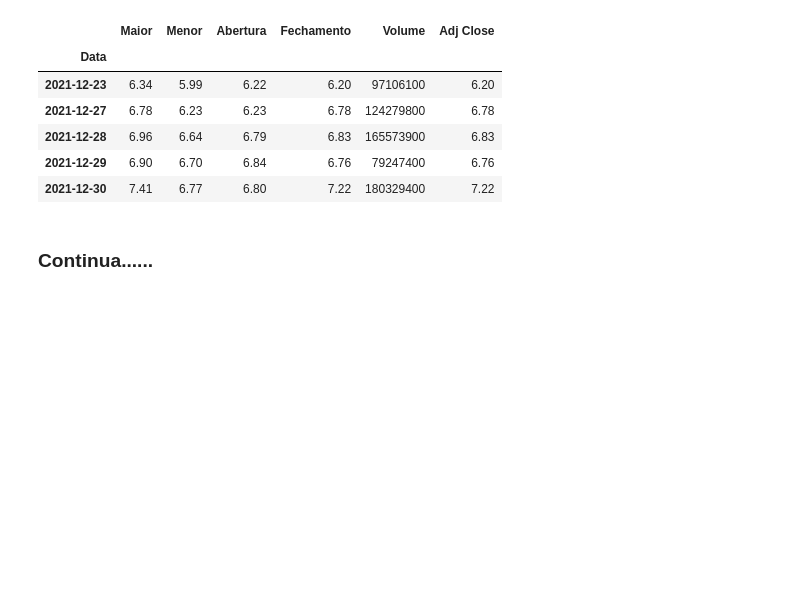
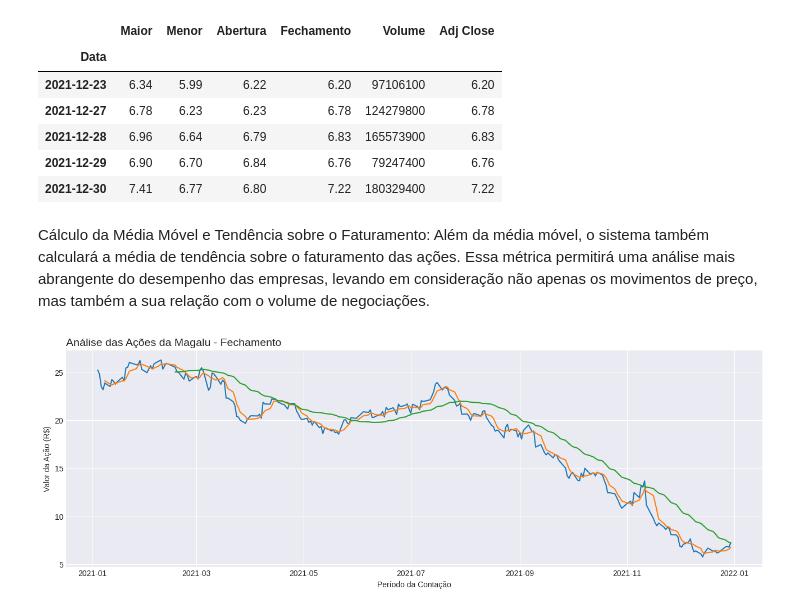
Before and after one commit to gsuelens/Programacao_Python, a Jupyter notebook: Projeto_Mercado_Financeiro.ipynb, the cells around one changed output. Drawn from its saved outputs; the diff is of its cells as text; code cells hidden in the pictures; blank space fills up the shorter version.

```diff
--- a/Projeto_Mercado_Financeiro.ipynb
+++ b/Projeto_Mercado_Financeiro.ipynb
@@ -114,5 +118,23 @@ Dados.tail()
 | 2021-12-28 | 6.96 | 6.64 | 6.79 | 6.83 | 165573900 | 6.83 |
 | 2021-12-29 | 6.90 | 6.70 | 6.84 | 6.76 | 79247400 | 6.76 |
 | 2021-12-30 | 7.41 | 6.77 | 6.80 | 7.22 | 180329400 | 7.22 |
-# %% [markdown]
-### **Continua......**
+# %% [markdown]
+Cálculo da Média Móvel e Tendência sobre o Faturamento: Além da média móvel, o sistema também calculará a média de tendência sobre o faturamento das ações. Essa métrica permitirá uma análise mais abrangente do desempenho das empresas, levando em consideração não apenas os movimentos de preço, mas também a sua relação com o volume de negociações.
+# %%
+Media_Movel = Dados ['Fechamento'].rolling(5).mean()
+Media_Tendencia = Dados ['Fechamento'].rolling(30).mean()
+
+plt.style.use('seaborn-darkgrid')
+plt.figure(figsize=(16,5))
+plt.title('Análise das Ações da Magalu - Fechamento', fontsize=14, loc='left')
+
+
+plt.plot(Dados.index, Dados['Fechamento'])
+plt.plot(Dados.index, Media_Movel)
+plt.plot(Dados.index, Media_Tendencia)
+
+
+plt.xlabel('Período da Contação')
+plt.ylabel('Valor da Ação (R$)');
+# %% [output]
+[figure, added]
```
Also changed, not shown: parts of 15 cells of this notebook.
